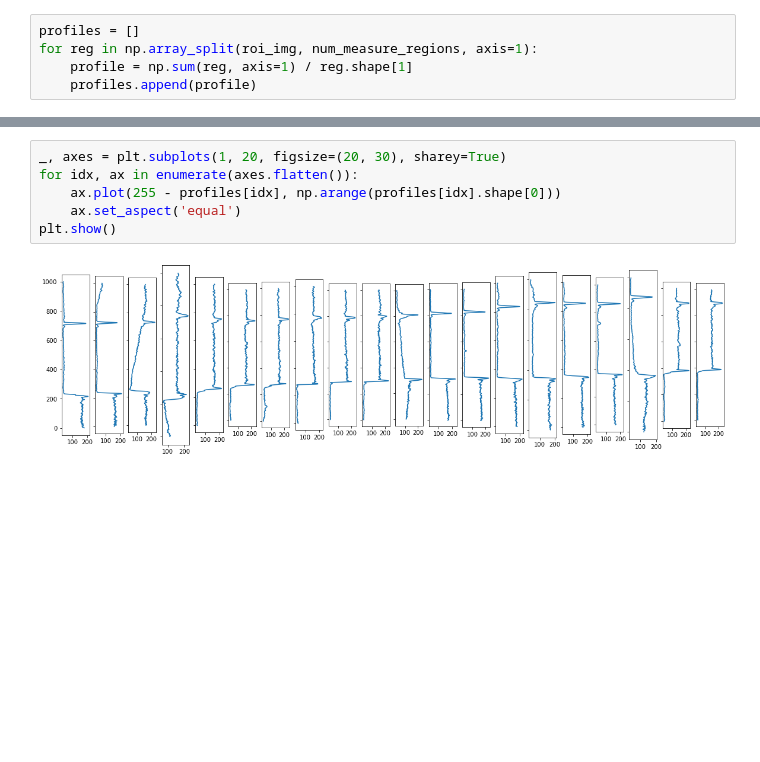
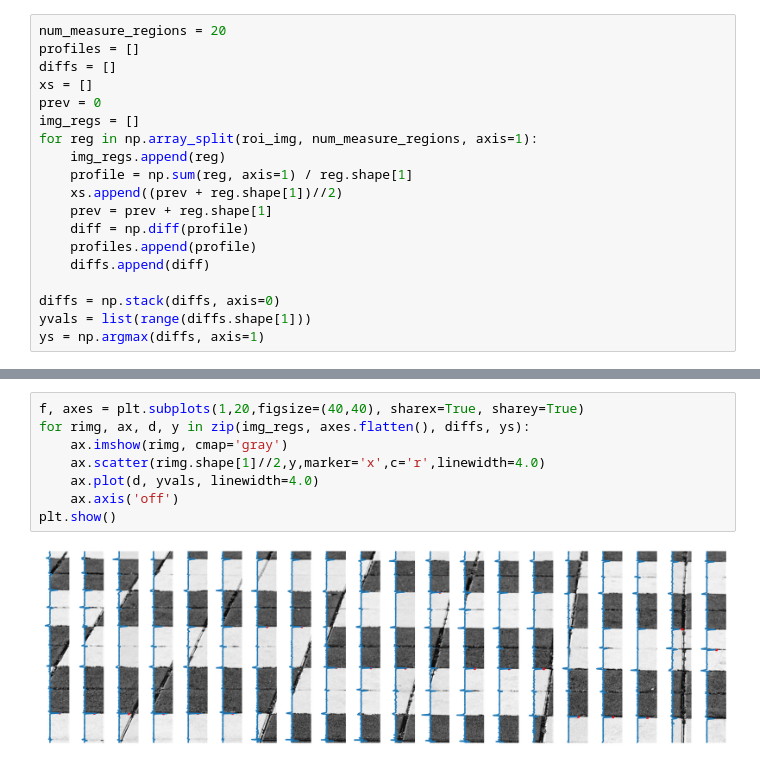
Before and after one commit to abhilb/img_meas, a Jupyter notebook: notebooks/measure_gauge_line_detection.ipynb, the cells around one changed output, grey strips where cells are left out. Drawn from its saved outputs; the diff is of its cells as text; blank space fills up the shorter version.

```diff
--- a/notebooks/measure_gauge_line_detection.ipynb
+++ b/notebooks/measure_gauge_line_detection.ipynb
@@ -43,5 +29,19 @@ import numpy as np
 # %%
+num_measure_regions = 20
 profiles = []
+diffs = []
+xs = []
+prev = 0
+img_regs = []
 for reg in np.array_split(roi_img, num_measure_regions, axis=1):
+    img_regs.append(reg)
     profile = np.sum(reg, axis=1) / reg.shape[1]
+    xs.append((prev + reg.shape[1])//2)
+    prev = prev + reg.shape[1]
+    diff = np.diff(profile)
     profiles.append(profile)
+    diffs.append(diff)
+
+diffs = np.stack(diffs, axis=0)
+yvals = list(range(diffs.shape[1]))
+ys = np.argmax(diffs, axis=1)
@@ -54,8 +48,10 @@ Shape of profile (1000,)
-# %%
-_, axes = plt.subplots(1, 20, figsize=(20, 30), sharey=True)
-for idx, ax in enumerate(axes.flatten()):
-    ax.plot(255 - profiles[idx], np.arange(profiles[idx].shape[0]))
-    ax.set_aspect('equal')
-plt.show()
-# %% [output]
-[figure, removed]
+# %%
+f, axes = plt.subplots(1,20,figsize=(40,40), sharex=True, sharey=True)
+for rimg, ax, d, y in zip(img_regs, axes.flatten(), diffs, ys):
+    ax.imshow(rimg, cmap='gray')
+    ax.scatter(rimg.shape[1]//2,y,marker='x',c='r',linewidth=4.0)
+    ax.plot(d, yvals, linewidth=4.0)
+    ax.axis('off')
+plt.show()
+# %% [output]
+[figure, added]
```
Also changed, not shown: parts of 11 cells of this notebook.
